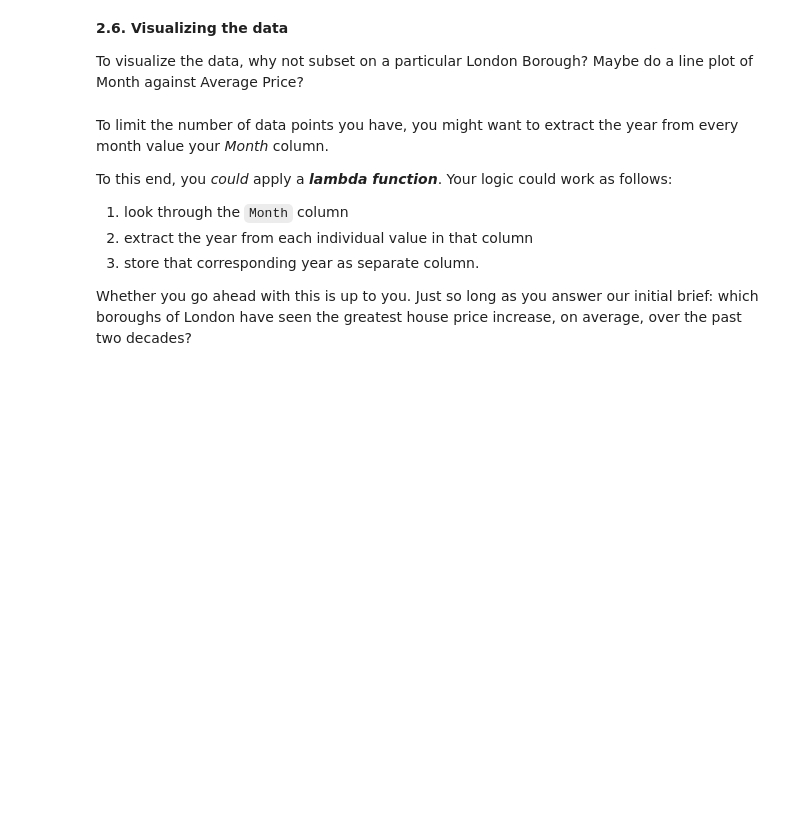
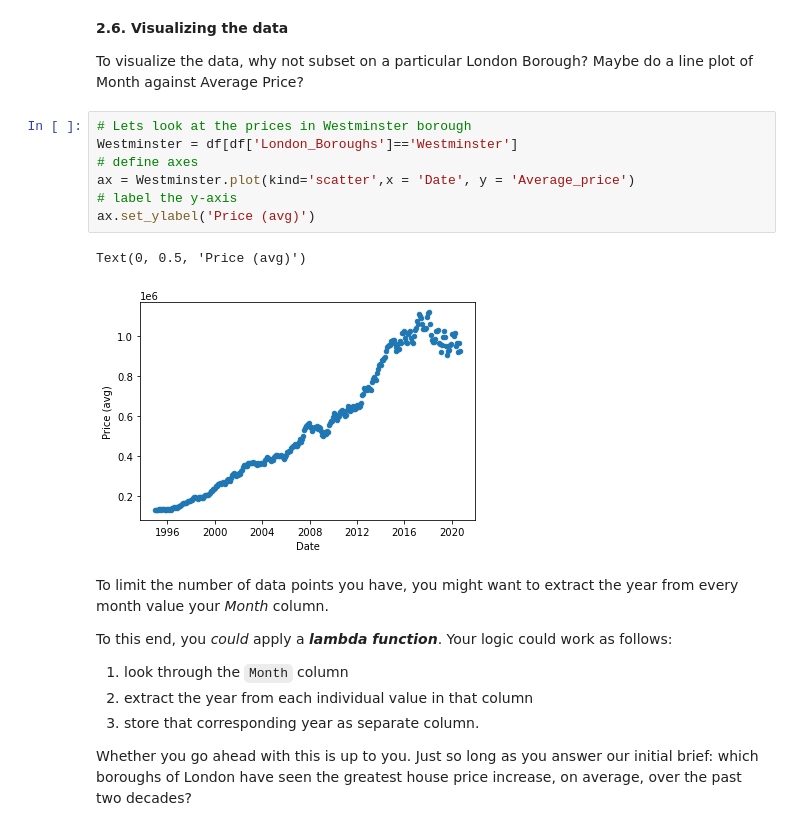
Before and after one commit to yepterence/london-housing-prices, a Jupyter notebook: Unit 4 Challenge - Tier 3.ipynb, the cells around one changed output. Drawn from its saved outputs; the diff is of its cells as text; blank space fills up the shorter version.

Commit message:
Created visualization for one of the boroughs

```diff
--- a/Unit 4 Challenge - Tier 3.ipynb
+++ b/Unit 4 Challenge - Tier 3.ipynb
@@ -273,6 +273,16 @@ df.head()
 **2.6. Visualizing the data**
 
 To visualize the data, why not subset on a particular London Borough? Maybe do a line plot of Month against Average Price?
+# %%
+# Lets look at the prices in Westminster borough
+Westminster = df[df['London_Boroughs']=='Westminster']
+# define axes
+ax = Westminster.plot(kind='scatter',x = 'Date', y = 'Average_price')
+# label the y-axis
+ax.set_ylabel('Price (avg)')
+# %% [output]
+Text(0, 0.5, 'Price (avg)')
+[figure, added]
 # %% [markdown]
 To limit the number of data points you have, you might want to extract the year from every month value your *Month* column.
 
```
